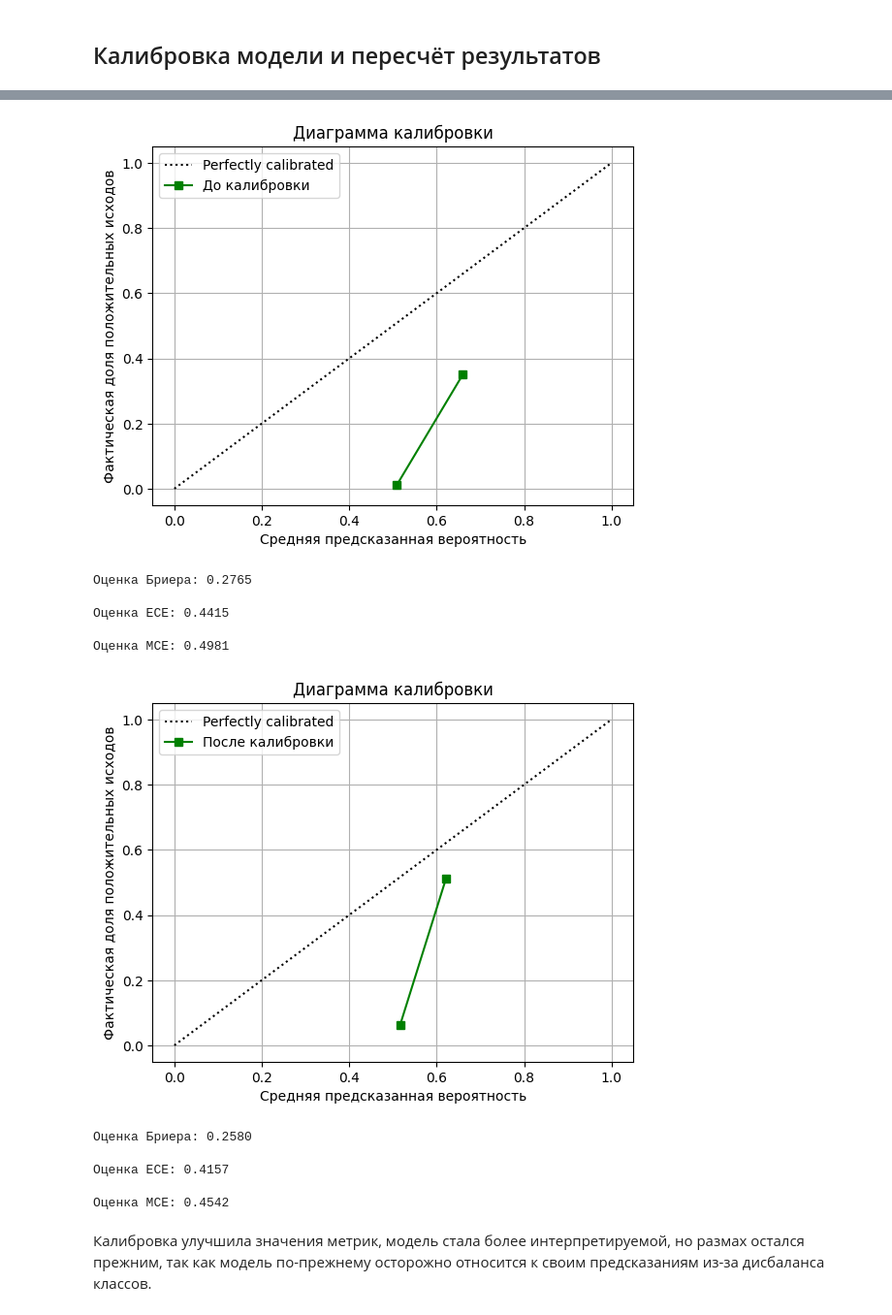
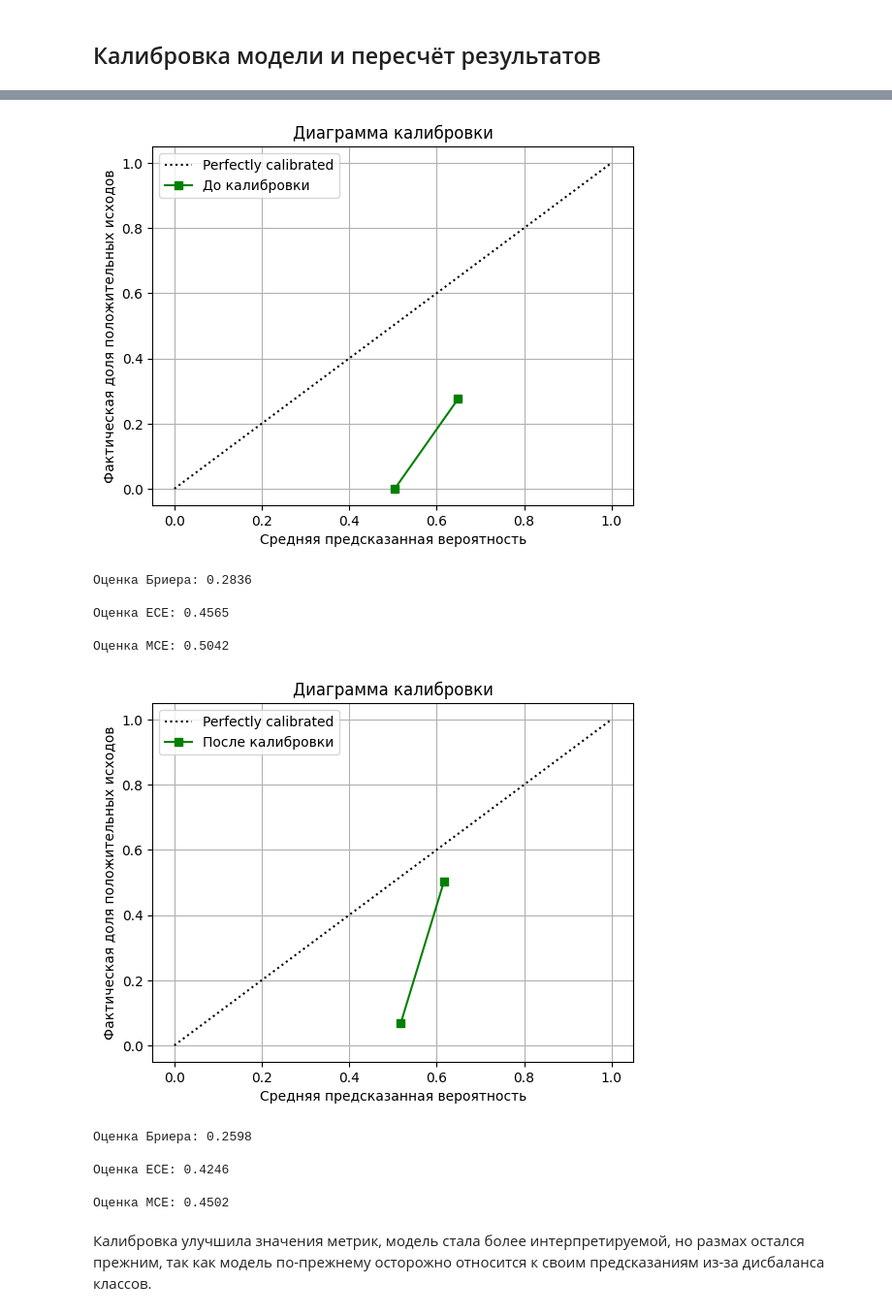
Before and after one commit to KatsayArtemDev/ML, a Jupyter notebook: classification/behavior_scoring/behavior_scoring_predictor.ipynb, the cells around one changed output, grey strips where cells are left out. Shown at 97% size. Cells and saved outputs as stored; diff of their text form; code cells hidden in the pictures.

```diff
--- a/classification/behavior_scoring/behavior_scoring_predictor.ipynb
+++ b/classification/behavior_scoring/behavior_scoring_predictor.ipynb
@@ -605,7 +613,7 @@ def merge_tables(
     for tbl in [client_description, credit_description, mortgage_presence]:
         df = df.merge(tbl, on='ID', how='left')
 
-    df['client_tenure_days'] = (df['score_date'] - df['дата_регистрации']).dt.days.fillna(-1)
+    df['client_tenure_days'] = (df['score_date'] - df['дата_регистрации']).dt.days
 
     df['mortgage_age_days'] = (df['score_date'] - df['дата_открытия']).dt.days
     no_mortgage_mask = (df['дата_открытия'].isna()) | (df['дата_открытия'] >= df['score_date'])
@@ -626,19 +634,18 @@ def merge_tables(
             left_on='score_date', right_on='date', by='ID',
             direction='backward', allow_exact_matches=False
     ).drop(columns=['date'])
-    df['кредитный_рейтинг'] = df['кредитный_рейтинг'].fillna(-1)
+
+    df['leisure_to_base_ratio'] = (df['MCC_5814'] + df['MCC_5812']) / (df['MCC_5411'] + 1e-9)
+    df['loan_to_income_ratio'] = df['сумма_кредита'] / (df['доход'] + 1e-9)
 
     mcc_cols = [col for col in df.columns if 'MCC_' in col]
-    df[mcc_cols] = df[mcc_cols].fillna(0)
     df['total_mcc_spent'] = df[mcc_cols].sum(axis=1)
-
-    df['leisure_to_base_ratio'] = (df['MCC_5814'] + df['MCC_5812']) / (df['MCC_5411'] + 1e-9)
-
-    df['loan_to_income_ratio'] = df['сумма_кредита'] / (df['доход'] + 1e-9)
-
     df['spend_drop_ratio'] = df['total_mcc_spent'] / (df.groupby('ID')['total_mcc_spent'].cummax() + 1e-9)
 
     df = df.drop(columns=['дата_начала_периода', 'дата_открытия', 'дата_регистрации'])
+
+    df = df[df['score_date'] <= pd.to_datetime('2018-12-01')]
+
     df = df.dropna()
 
     final_len = len(df)
@@ -847,12 +849,13 @@ show_heatmap(corr_matrix, title='Матрица корреляций', x=12, y_c
 df = df.sort_values('score_date').reset_index(drop=True)
 
 max_date = df['score_date'].max()
-test_threshold = max_date - pd.DateOffset(years=1)
-calib_threshold = test_threshold - pd.DateOffset(years=1)
+test_start = max_date - pd.DateOffset(years=1)
+df_test = df[df['score_date'] > test_start].copy()
 
-df_test = df[df['score_date'] >= test_threshold].copy()
-df_calib = df[(df['score_date'] >= calib_threshold) & (df['score_date'] < test_threshold)].copy()
-df_train = df[df['score_date'] < calib_threshold].copy()
+calib_start = test_start - pd.DateOffset(years=1)
+df_calib = df[(df['score_date'] > calib_start) & (df['score_date'] <= test_start)].copy()
+
+df_train = df[df['score_date'] <= calib_start].copy()
 
 print(f"Обучение: {df_train['score_date'].min().date()} - {df_train['score_date'].max().date()} | Строк: {len(df_train)}")
 print(f"Калиброка: {df_calib['score_date'].min().date()} - {df_calib['score_date'].max().date()} | Строк: {len(df_calib)}")
@@ -983,7 +982,7 @@ def evaluate_model(pipeline, X_train, y_train, groups, name="Model"):
 
     results.append(metrics)
 # %%
-def run_optuna(build_pipeline_fn, build_best_pipeline_fn, name, n_trials=10):
+def run_optuna(build_pipeline_fn, build_best_pipeline_fn, name, n_trials=20):
     def objective(trial):
         pipeline = build_pipeline_fn(trial)
 
@@ -1418,37 +1411,34 @@ def check_calibration(y_true, y_proba, label):
 # %%
-from sklearn.model_selection import TimeSeriesSplit
-
-best_pipeline = get_ros_pipeline(
+best_pipeline = get_base_pipeline(
     tree_preprocessor,
-    RandomForestClassifier(**rf_os_best_params)
+    RandomForestClassifier(**rf_best_params)
 )
 
 best_pipeline.fit(X_train, y_train)
 y_proba_calib = best_pipeline.predict_proba(X_calib)[:, 1]
 check_calibration(y_calib, y_proba_calib, 'До калибровки')
 
 calibrator = CalibratedClassifierCV(
     estimator=best_pipeline,
     method='isotonic',
-    cv=TimeSeriesSplit(n_splits=5)
 )
 calibrator.fit(X_calib, y_calib)
 
 y_proba_calib = calibrator.predict_proba(X_calib)[:, 1]
 check_calibration(y_calib, y_proba_calib, 'После калибровки')
 # %% [output]
-[figure, old version]
+[figure, new version]
-Оценка Бриера: 0.2765
+Оценка Бриера: 0.2836
 
-Оценка ECE: 0.4415
+Оценка ECE: 0.4565
 
-Оценка MCE: 0.4981
+Оценка MCE: 0.5042
 [figure]
-Оценка Бриера: 0.2580
+Оценка Бриера: 0.2598
 
-Оценка ECE: 0.4157
+Оценка ECE: 0.4246
 
-Оценка MCE: 0.4542
+Оценка MCE: 0.4502
 # %% [markdown]
 Калибровка улучшила значения метрик, модель стала более интерпретируемой, но размах остался прежним, так как модель по-прежнему осторожно относится к своим предсказаниям из-за дисбаланса классов.
 # %% [markdown]
```
Also changed, not shown: parts of 38 cells of this notebook, 1 other file.
